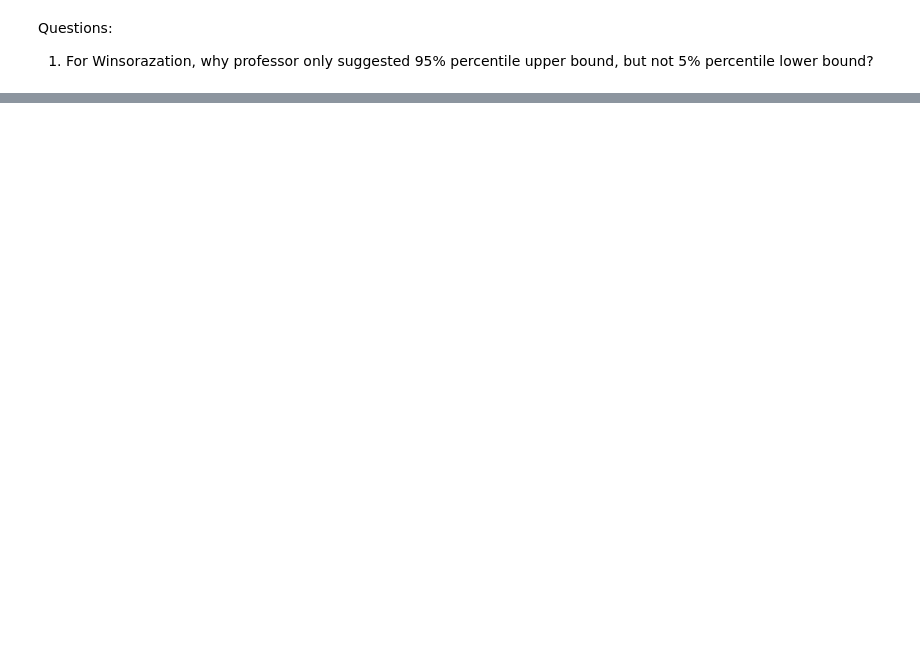
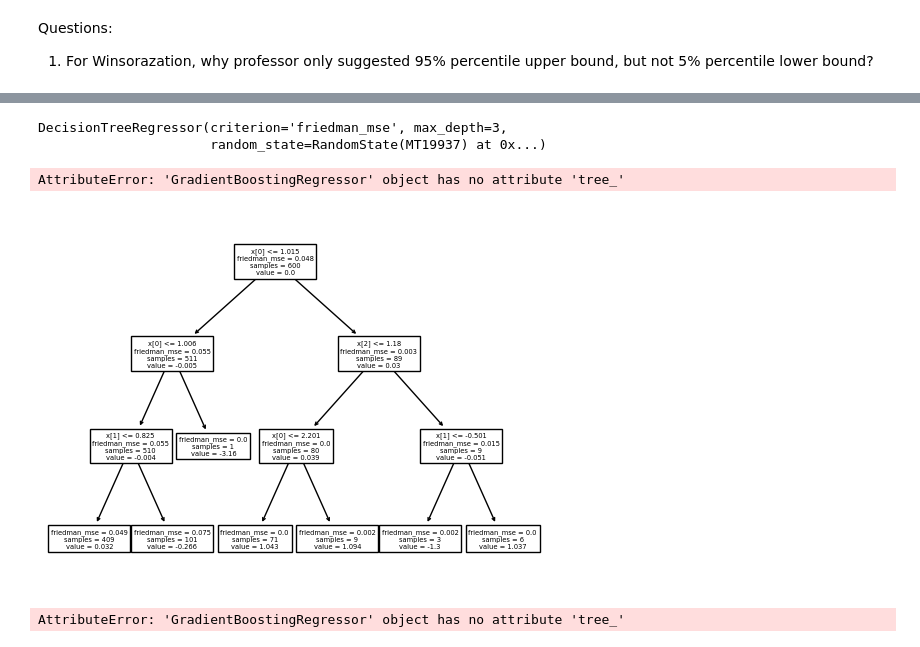
Before and after one commit to yogamaha/cs598-psl, a Jupyter notebook: project-1/PSL_project1.ipynb, the cells around one changed output, grey strips where cells are left out. Cells and saved outputs as stored; diff of their text form; code cells hidden in the pictures; blank space fills up the shorter version.

```diff
--- a/project-1/PSL_project1.ipynb
+++ b/project-1/PSL_project1.ipynb
@@ -471,0 +434,32 @@ Wall time: 8min 11s
+# %%
+from sklearn import tree
+
+print(sub_tree_42)
+
+tree.plot_tree(sub_tree_42)
+
+sub_tree_42.tree_
+#tree_model.tree_
+# %% [output]
+DecisionTreeRegressor(criterion='friedman_mse', max_depth=3,
+                      random_state=RandomState(MT19937) at 0x...)
+AttributeError: 'GradientBoostingRegressor' object has no attribute 'tree_'
+[figure, added]
+# %%
+from pydotplus import graph_from_dot_data
+from IPython.display import Image
+dot_data = export_graphviz(
+    tree_model,
+    out_file=None, filled=True, rounded=True,
+    special_characters=True,
+    proportion=False, impurity=False, # enable them if you want
+)
+graph = graph_from_dot_data(dot_data)
+png = graph.create_png()
+# Save (optional)
+from pathlib import Path
+Path('./out.png').write_bytes(png)
+# Display
+Image(png)
+# %% [output]
+AttributeError: 'GradientBoostingRegressor' object has no attribute 'tree_'
```
Also changed, not shown: parts of 5 cells of this notebook, 10 other files.
